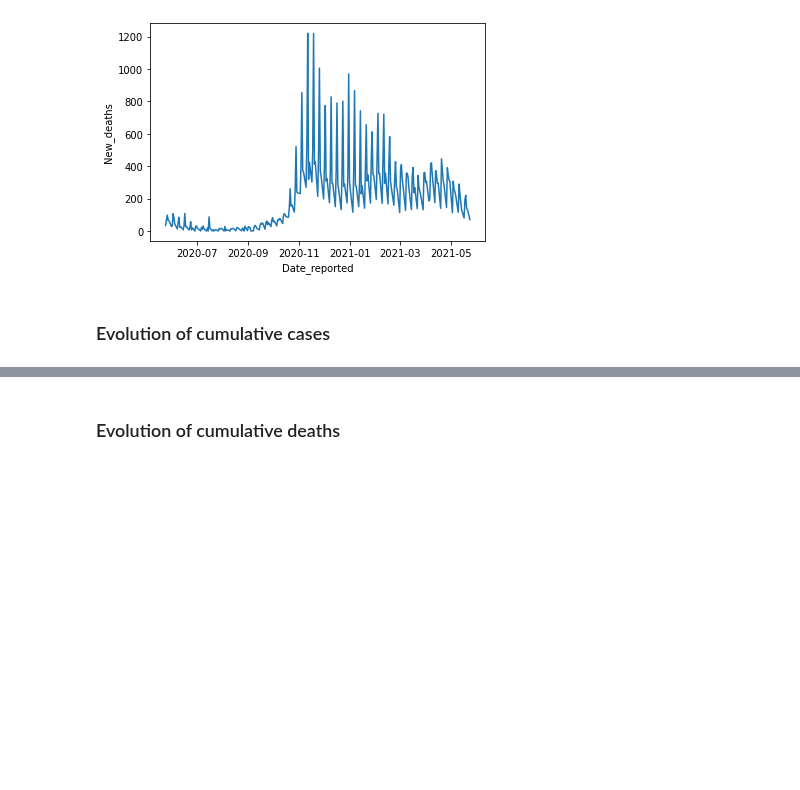
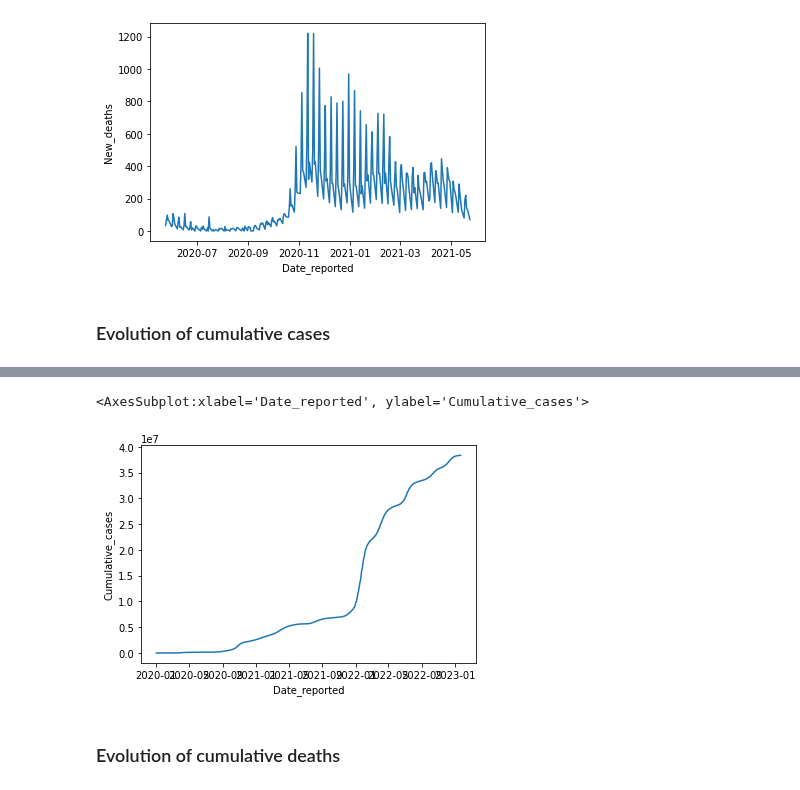
Before and after one commit to AmElmo/Covid_tracking_dashboard, a Jupyter notebook: data_collection.ipynb, the cells around one changed output, grey strips where cells are left out. Cells and saved outputs as stored; diff of their text form; code cells hidden in the pictures; blank space fills up the shorter version.

```diff
--- a/data_collection.ipynb
+++ b/data_collection.ipynb
@@ -172,6 +236,5 @@ sns.lineplot(data=evolution_new_deaths_filtered, x="Date_reported", y="New_death
 ### Evolution of cumulative cases
 # %%
 data_country = data[data["Country"] == "France"]
-evolution_new_deaths = data_country[["Date_reported", "New_deaths"]]
-evolution_new_deaths = evolution_new_deaths[evolution_new_deaths["Date_reported"].dt.dayofweek < 5]
-evolution_new_deaths
+evolution_cumulative_cases = data_country[["Date_reported", "Cumulative_cases"]]
+evolution_cumulative_cases
@@ -178,2 +255,7 @@ evolution_new_deaths
+# %%
+sns.lineplot(data=evolution_cumulative_cases, x="Date_reported", y="Cumulative_cases")
+# %% [output]
+<AxesSubplot:xlabel='Date_reported', ylabel='Cumulative_cases'>
+[figure, added]
 # %% [markdown]
 ### Evolution of cumulative deaths
```
Also changed, not shown: parts of 12 cells of this notebook.
